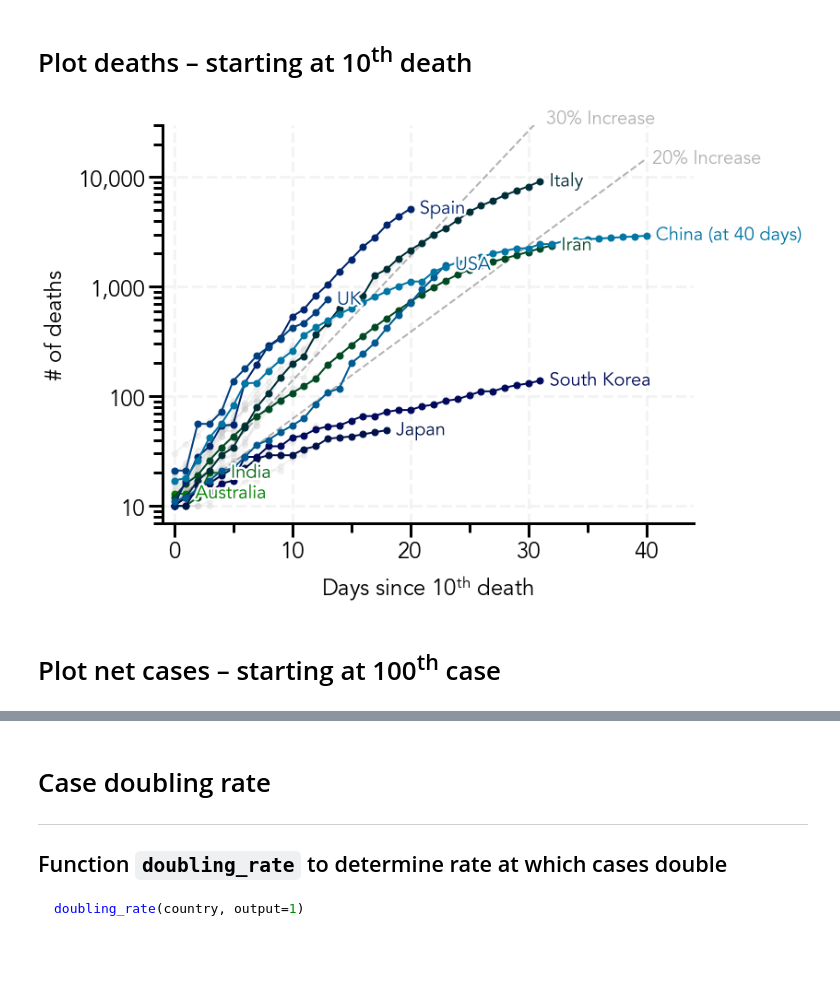
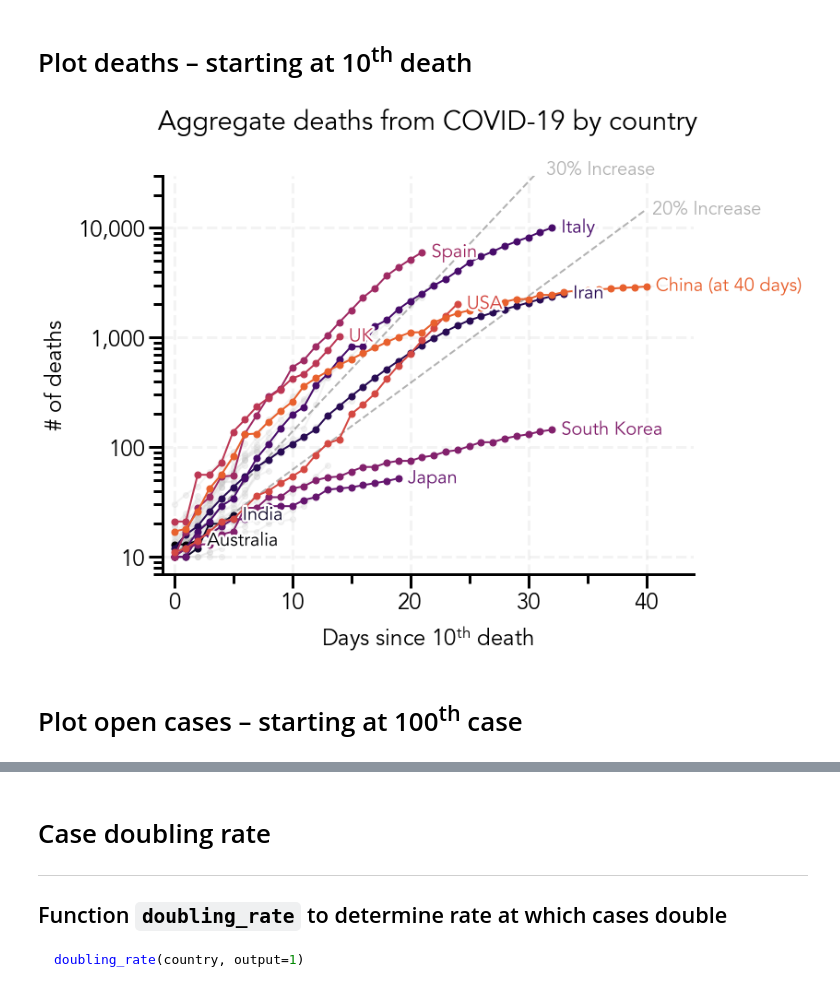
Before and after one commit to naveenv92/covid-19-visualization, a Jupyter notebook: covid_visualization.ipynb, the cells around one changed output, grey strips where cells are left out. Cells and saved outputs as stored; diff of their text form; code cells hidden in the pictures; blank space fills up the shorter version.

```diff
--- a/covid_visualization.ipynb
+++ b/covid_visualization.ipynb
@@ -105,8 +105,8 @@ mpl.rcParams['font.family'] = 'Avenir'
 plt.rcParams['axes.linewidth'] = 3
 plt.rcParams['font.size'] = 24
 
-# Generate list of colors from 'ocean' colormap for highlighted countries and a color for the background countries
-colors = cm.get_cmap('ocean', 1.5*len(highlighted_countries))
+# Generate list of colors from 'inferno' colormap for highlighted countries and a color for the background countries
+colors = cm.get_cmap('inferno', int(1.5*len(highlighted_countries)))
 color_bg = '#c6c6c6'
 
 # Create figure and axes
@@ -189,6 +189,9 @@ ax.set_ylabel('# of confirmed cases', labelpad=10)
 ax.set_xlim(-1, x_max + 3)
 ax.set_ylim(70, y_max)
 
+# Title
+ax.set_title('Aggregate confirmed cases of COVID-19 by country', pad=50)
+
 # Save plot (comment/uncomment as desired)
 dpi = 300 # Resolution of image
 # plt.savefig('covid-cases.png', dpi=dpi, bbox_inches='tight')
@@ -207,8 +210,8 @@ mpl.rcParams['font.family'] = 'Avenir'
 plt.rcParams['axes.linewidth'] = 3
 plt.rcParams['font.size'] = 24
 
-# Generate list of colors from 'ocean' colormap for highlighted countries and a color for the background countries
-colors = cm.get_cmap('ocean', 1.5*len(highlighted_countries))
+# Generate list of colors from 'inferno' colormap for highlighted countries and a color for the background countries
+colors = cm.get_cmap('inferno', int(1.5*len(highlighted_countries)))
 color_bg = '#c6c6c6'
 
 # Create figure and axes
@@ -271,34 +274,37 @@ for i in countries:
 
 # Plot China separately and truncate for comparison
 china_data = covidData('China', 3, 10)
 ax.plot(np.arange(0, x_max, 1), china_data[0:x_max], marker='o', ms=7, linewidth=2, color=colors(colorCounter), zorder=2)
 text = ax.text(x_max + left_pad, china_data[x_max], 'China (at ' + str(x_max - 1) + ' days)', size=20, ha='left', va='center', color=colors(colorCounter))
 text.set_path_effects([pe.Stroke(linewidth=5, foreground='w'), pe.Normal()])
 
 # Set x-axis tick intervals
 ax.xaxis.set_major_locator(mpl.ticker.MultipleLocator(10))
 ax.xaxis.set_minor_locator(mpl.ticker.MultipleLocator(5))
 
 # Set y-axis tick intervals and labels
 ax.yaxis.set_major_locator(mpl.ticker.LogLocator(10))
 ax.set_yticklabels(['', '', '10', '100', '1,000', '10,000'])
 
 # Set x and y-axis labels
 ax.set_xlabel(u'Days since 10$\mathregular{^{th}}$ death', labelpad=10)
 ax.set_ylabel('# of deaths', labelpad=10)
 
 # Set axis limits
 ax.set_xlim(-1, x_max + 3)
 ax.set_ylim(7, y_max)
 
+# Title
+ax.set_title('Aggregate deaths from COVID-19 by country', pad=50)
+
 # Save plot (comment/uncomment as desired)
 dpi = 300 # Resolution of image
 # plt.savefig('covid-deaths.png', dpi=dpi, bbox_inches='tight')
 
 # Show plot
 plt.show()
 # %% [output]
-[figure, old version]
+[figure, new version]
 # %% [markdown]
-# Plot net cases &ndash; starting at 100<sup>th</sup> case
+# Plot open cases &ndash; starting at 100<sup>th</sup> case
 # %%
```
Also changed, not shown: parts of 6 cells of this notebook.
